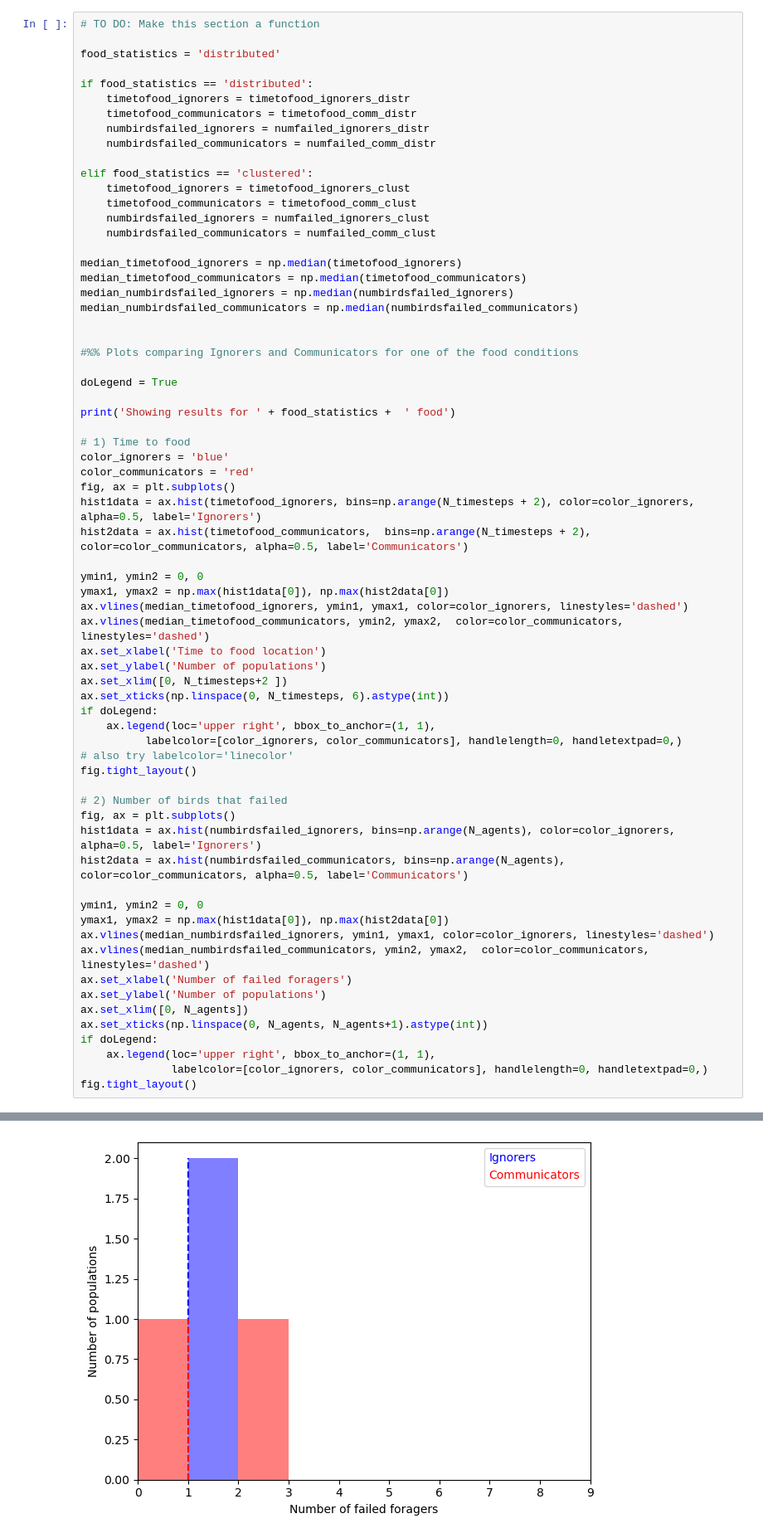
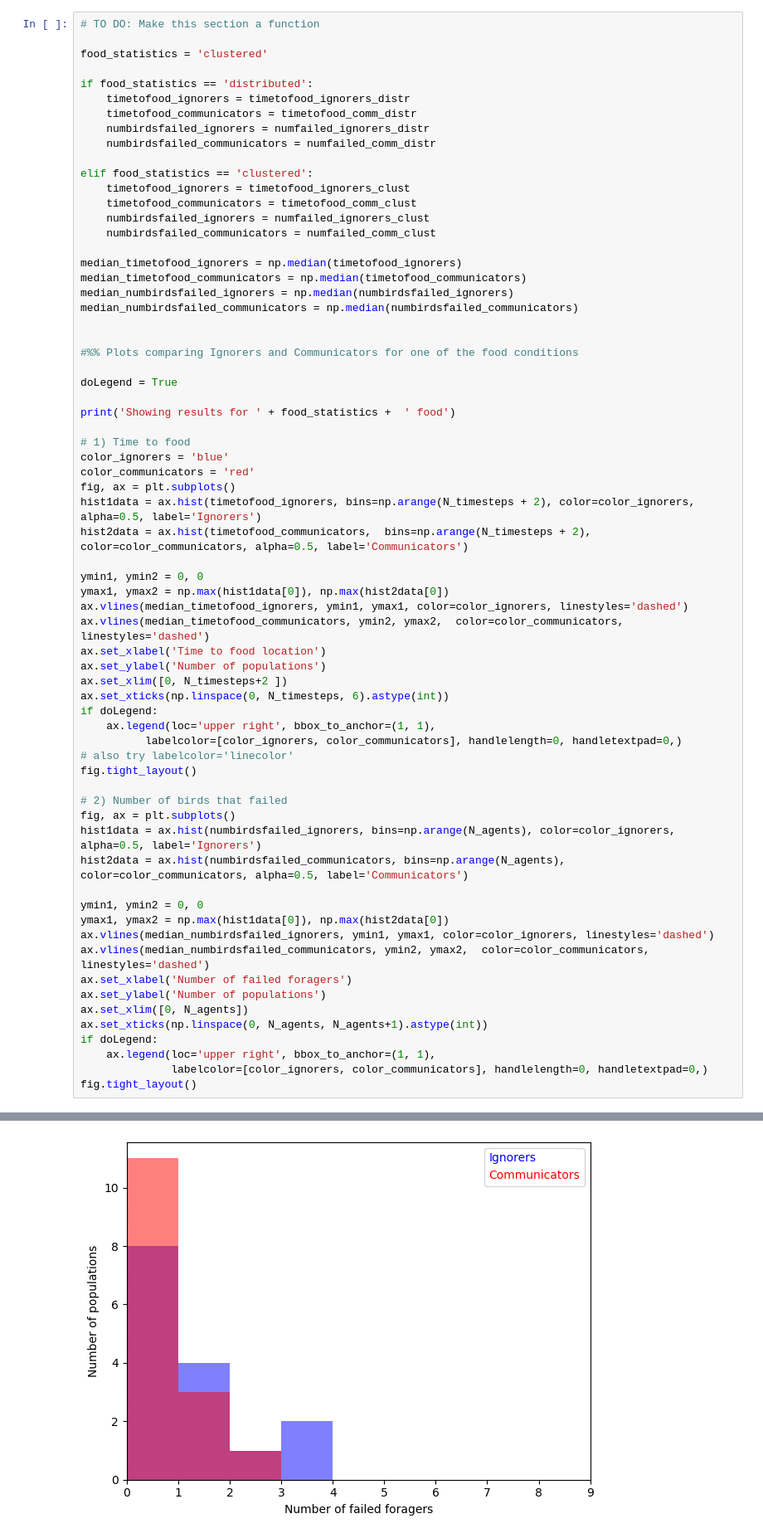
Before and after one commit to BasisResearch/collab-creatures, a Jupyter notebook: mx_refactored/histograms.ipynb, the cells around one changed output, grey strips where cells are left out. Shown at 83% size. Drawn from its saved outputs; the diff is of its cells as text.

Commit message:
matching params with cvpr version, histograms replicate!

```diff
--- a/mx_refactored/histograms.ipynb
+++ b/mx_refactored/histograms.ipynb
@@ -89,7 +128,7 @@ Name: num birds failed, dtype: float64
 # %%
 # TO DO: Make this section a function
 
-food_statistics = 'distributed'
+food_statistics = 'clustered'
 
 if food_statistics == 'distributed':
     timetofood_ignorers = timetofood_ignorers_distr
@@ -159,4 +198,4 @@ Showing results for distributed food
-[figure, old version]
+[figure, new version]
 # %%
 hist1data
 # %% [output]
```
Also changed, not shown: parts of 4 cells of this notebook, 3 other files.
